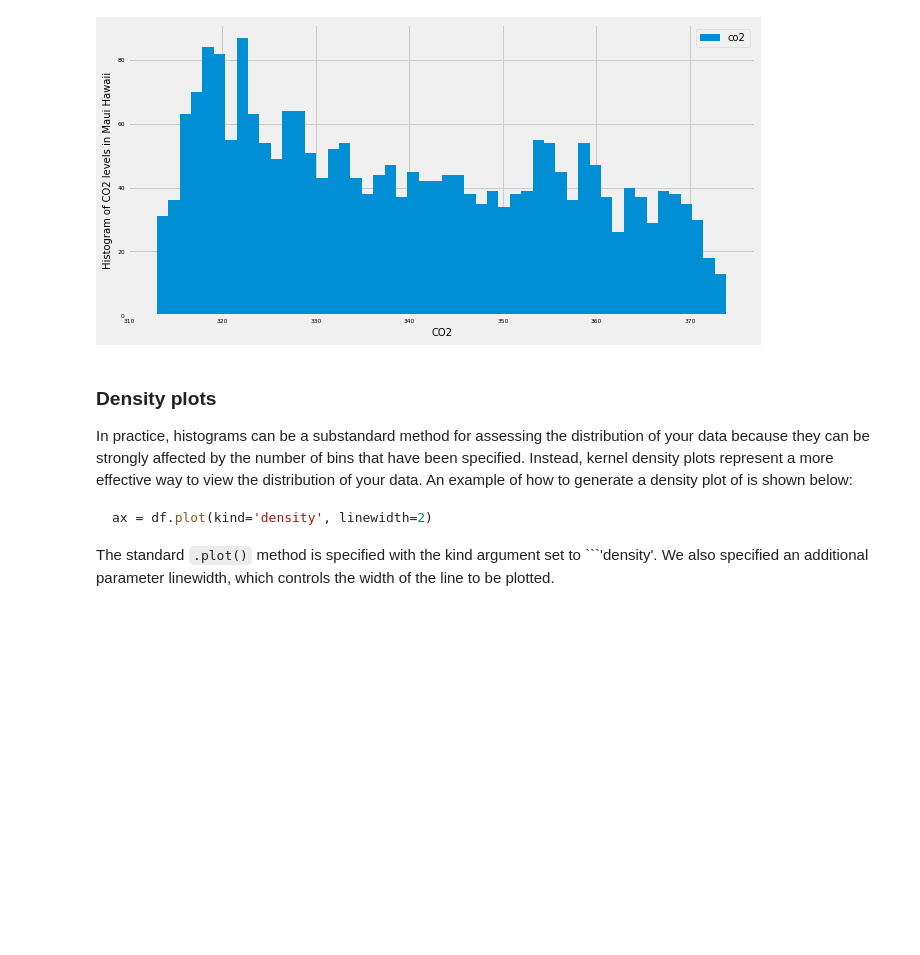
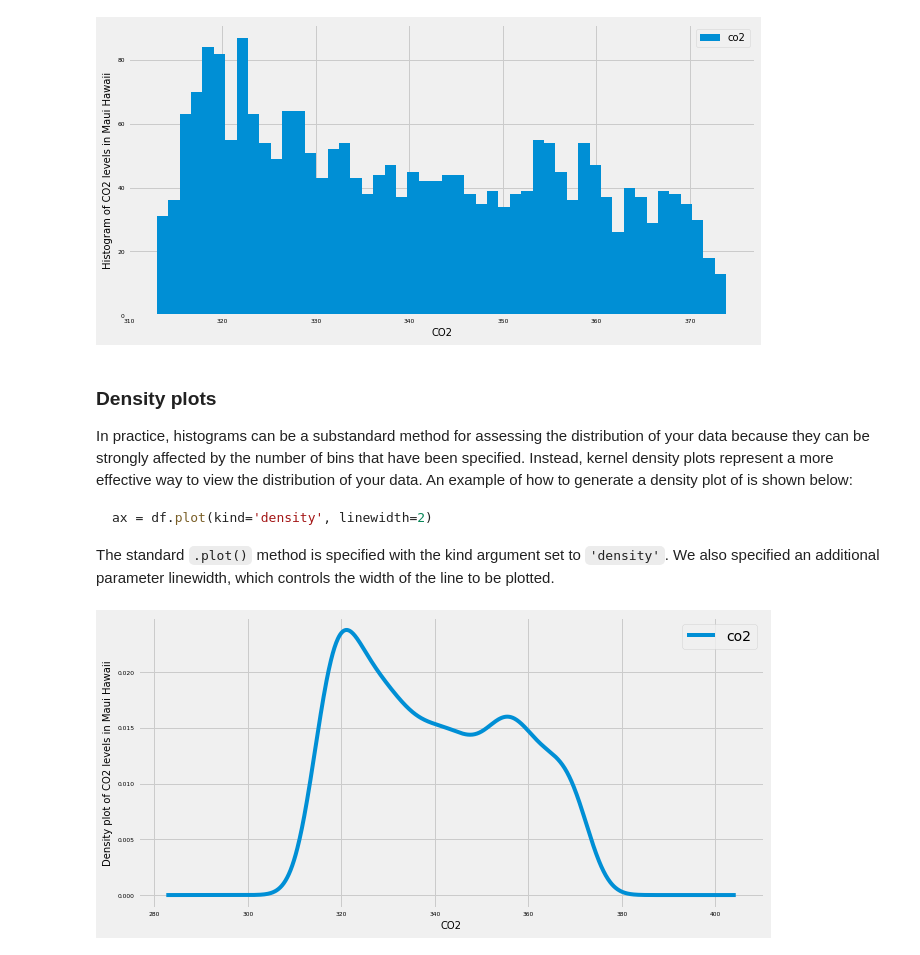
Before and after one commit to goodboychan/datacamp_repo, a Jupyter notebook: Visualizing.Time.Series.Data.in.Python/Summary-Statistics-and-Diagnostics.ipynb, the cells around one changed output. Cells and saved outputs as stored; diff of their text form; code cells hidden in the pictures; blank space fills up the shorter version.

````diff
--- a/Visualizing.Time.Series.Data.in.Python/Summary-Statistics-and-Diagnostics.ipynb
+++ b/Visualizing.Time.Series.Data.in.Python/Summary-Statistics-and-Diagnostics.ipynb
@@ -195,4 +195,15 @@ In practice, histograms can be a substandard method for assessing the distributi
 ```python
 ax = df.plot(kind='density', linewidth=2)
 ```
-The standard ```.plot()``` method is specified with the kind argument set to ```'density'. We also specified an additional parameter linewidth, which controls the width of the line to be plotted.
+The standard ```.plot()``` method is specified with the kind argument set to ```'density'```. We also specified an additional parameter linewidth, which controls the width of the line to be plotted.
+# %%
+# Display density plot of CO2 levels values
+ax = co2_levels.plot(kind='density', linewidth=4, fontsize=6);
+
+# Annotate x-axis labels
+ax.set_xlabel('CO2', fontsize=10);
+
+# Annotate y-axis labels
+ax.set_ylabel('Density plot of CO2 levels in Maui Hawaii', fontsize=10);
+# %% [output]
+[figure, added]
````
